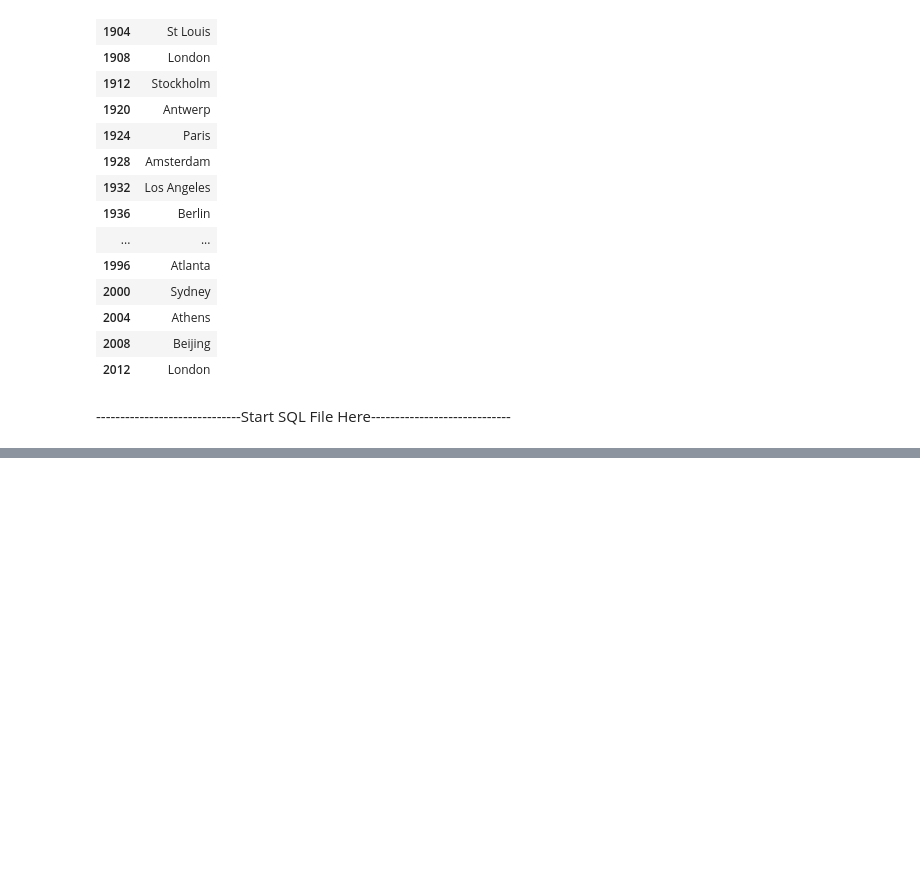
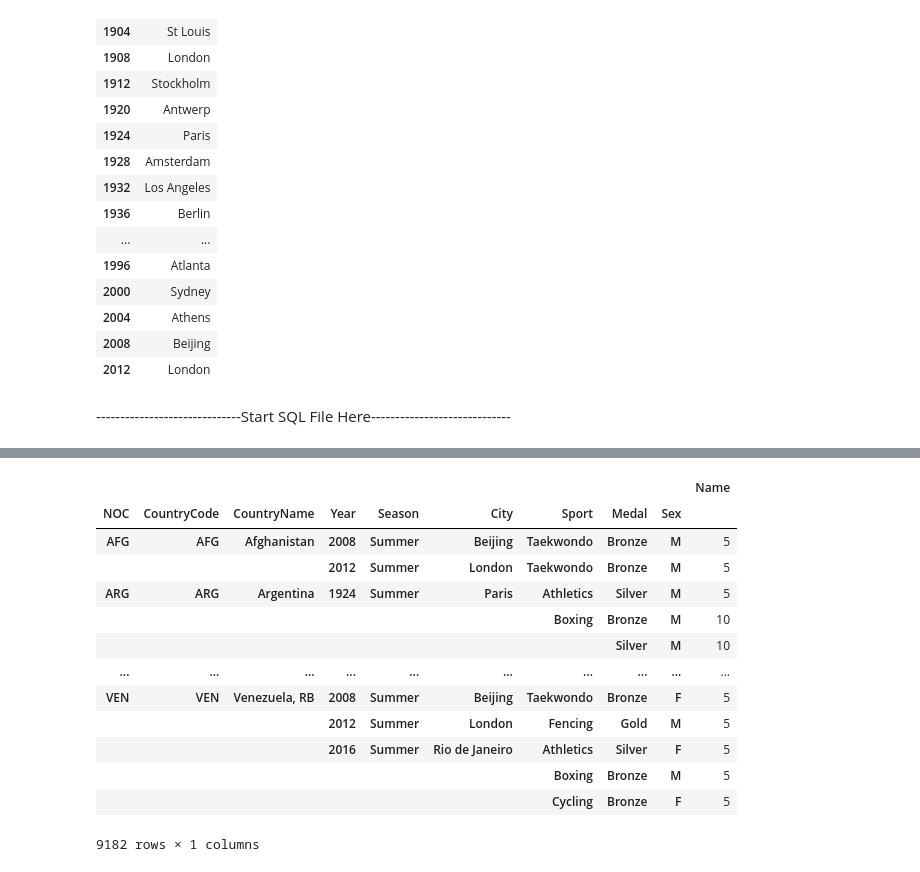
Before and after one commit to julia-claira/Olympic_Analysis, a Jupyter notebook: jupyter/Julia_summer_medal_data.ipynb, the cells around one changed output, grey strips where cells are left out. Cells and saved outputs as stored; diff of their text form; code cells hidden in the pictures; blank space fills up the shorter version.

```diff
--- a/jupyter/Julia_summer_medal_data.ipynb
+++ b/jupyter/Julia_summer_medal_data.ipynb
@@ -159,0 +195,18 @@ data.groupby(["Team","Year","City"]).count()
+# %%
+my_data=data.groupby(["NOC","CountryCode","CountryName","Year","Season","City","Sport","Medal","Sex"]).count()
+my_data
+# %% [output]
+|  |  |  |  |  |  |  |  |  | Name |
+| NOC | CountryCode | CountryName | Year | Season | City | Sport | Medal | Sex |  |
+| AFG | AFG | Afghanistan | 2008 | Summer | Beijing | Taekwondo | Bronze | M | 5 |
+|  |  |  | 2012 | Summer | London | Taekwondo | Bronze | M | 5 |
+| ARG | ARG | Argentina | 1924 | Summer | Paris | Athletics | Silver | M | 5 |
+|  |  |  |  |  |  | Boxing | Bronze | M | 10 |
+|  |  |  |  |  |  |  | Silver | M | 10 |
+| ... | ... | ... | ... | ... | ... | ... | ... | ... | ... |
+| VEN | VEN | Venezuela, RB | 2008 | Summer | Beijing | Taekwondo | Bronze | F | 5 |
+|  |  |  | 2012 | Summer | London | Fencing | Gold | M | 5 |
+|  |  |  | 2016 | Summer | Rio de Janeiro | Athletics | Silver | F | 5 |
+|  |  |  |  |  |  | Boxing | Bronze | M | 5 |
+|  |  |  |  |  |  | Cycling | Bronze | F | 5 |
+9182 rows × 1 columns
```
Also changed, not shown: parts of 12 cells of this notebook, 1 other file.
